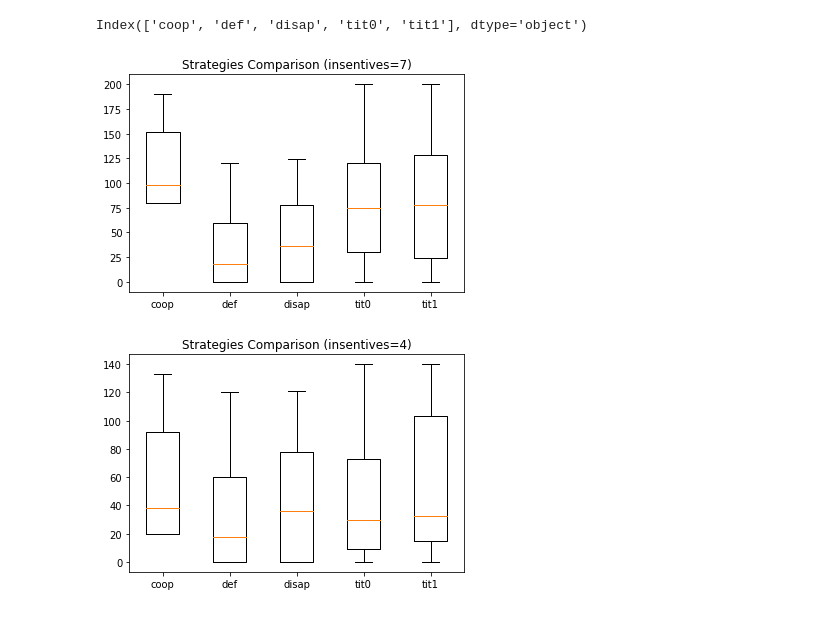
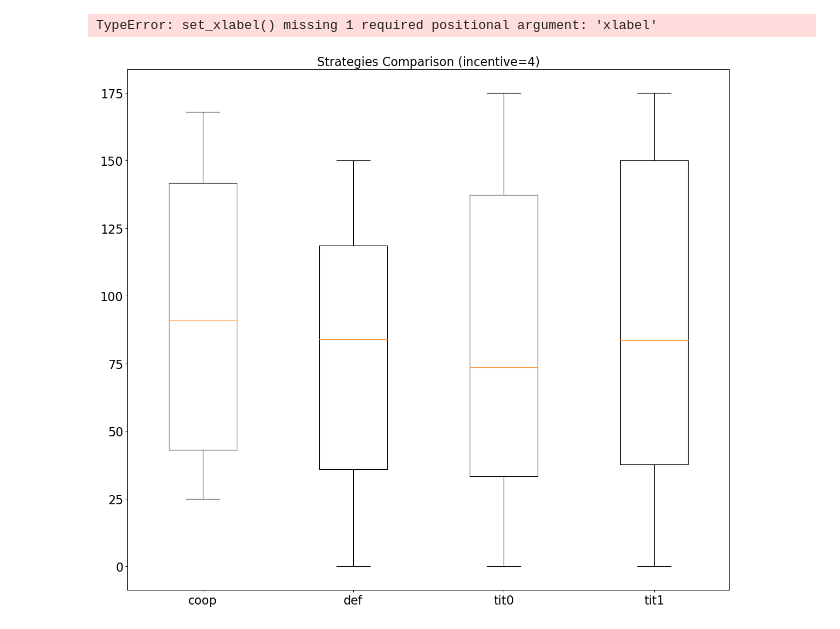
Before and after one commit to Azamatuz/teacher-s-dilemma, a Jupyter notebook: teachers_results_plot.ipynb, the cells around one changed output. Drawn from its saved outputs; the diff is of its cells as text; code cells hidden in the pictures.

```diff
--- a/teachers_results_plot.ipynb
+++ b/teachers_results_plot.ipynb
@@ -366,11 +333,0 @@ df_incentive.to_csv('incentive_7.csv')
-# %%
-incent = 4
-df_incentive_4 = df_payoff.copy()
-for i in range(len(teachers)):
-    for j in range(len(teachers)):
-
-        if df_incentive_4.iloc[i][j] == 3:
-            df_incentive_4.iloc[i][j] = 3 + incent
-        if df_incentive_4.iloc[i][j] == -3:
-            df_incentive_4.iloc[i][j] = -3 + incent
-df_incentive_4.to_csv('incentive_4.csv')
@@ -417,21 +334,35 @@ data_in_7 = df_incentive.groupby(df_payoff.index).sum()
-# %%
-data.index[:]
-# %% [output]
-Index(['coop', 'def', 'disap', 'tit0', 'tit1'], dtype='object')
-# %%
-
-
-fig1, ax1 = plt.subplots()
-ax1.set_title('Strategies Comparison (insentives=7)')
-ax1.boxplot(data_in_7, labels=('coop', 'def', 'disap', 'tit0', 'tit1'))
-plt.show()
-# %% [output]
-[figure, removed]
-# %%
-data_in_4 = df_incentive_4.groupby(df_payoff.index).sum()
-fig1, ax1 = plt.subplots()
-ax1.set_title('Strategies Comparison (insentives=4)')
-ax1.boxplot(data_in_4, labels=('coop', 'def', 'disap', 'tit0', 'tit1'))
-plt.show()
-# %% [output]
-[figure, removed]
+# %%
+incentive = 4 # change if needed
+U, L, C, P = 6, 3, 0, 0  # change if needed
+df_payoff = df.copy()
+for i in range(len(teachers)):
+    for j in range(len(teachers)):
+        if df_payoff.iloc[i][j] == '0, 0':
+            df_payoff.iloc[i][j] = 0
+        if df_payoff.iloc[i][j] == 'C, C':
+            df_payoff.iloc[i][j] = U + C + incentive - L
+        if df_payoff.iloc[i][j] == 'C, D':
+            df_payoff.iloc[i][j] = incentive - L
+        if df_payoff.iloc[i][j] == 'D, C':
+            df_payoff.iloc[i][j] = U
+        if df_payoff.iloc[i][j] == 'D, D':
+            df_payoff.iloc[i][j] = P
+# %%
+# ploting the result
+from matplotlib.font_manager import FontProperties
+
+font = FontProperties()
+font.set_family('serif')
+font.set_name('Times New Roman')
+font.set_style('italic')
+
+data = df_payoff.groupby(df_payoff.index).sum()
+fig, ax = plt.subplots(figsize=(18, 16), dpi= 80)
+ax.set_title('Strategies Comparison (incentive=4)', fontsize=20) # change digit of incentive
+ax.boxplot(data, labels=data.index)
+ax.set_xlabel( fontsize='large', fontweight='bold')
+ax.set_ylabel(fontsize='large', fontproperties=font)
+plt.show()
+# %% [output]
+TypeError: set_xlabel() missing 1 required positional argument: 'xlabel'
+[figure, added]
```
Also changed, not shown: parts of 7 cells of this notebook, 6 other files.
